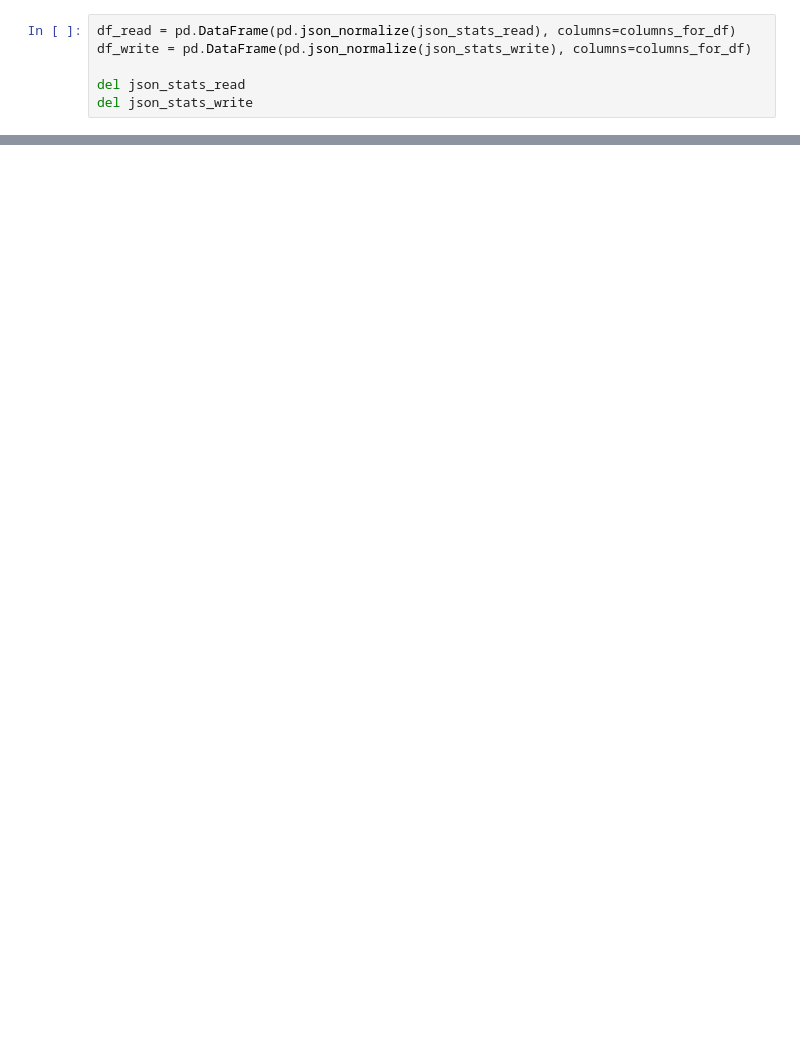
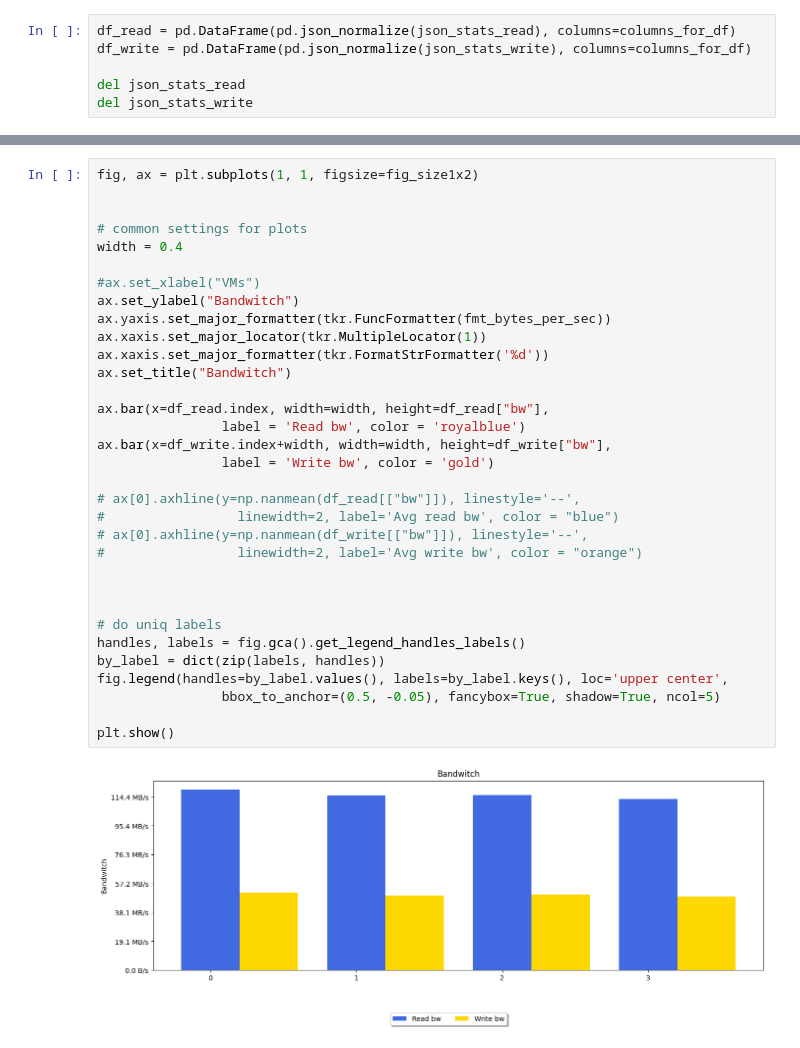
Before and after one commit to Vatson112/openstack-block-bench, a Jupyter notebook: data_analysis/general.ipynb, the cells around one changed output, grey strips where cells are left out. Drawn from its saved outputs; the diff is of its cells as text; blank space fills up the shorter version.

```diff
--- a/data_analysis/general.ipynb
+++ b/data_analysis/general.ipynb
@@ -110,3 +153,38 @@ df_write.rename(columns={'lat_ns.max': 'lat_max', 'lat_ns.mean': 'lat_mean'}, in
+# %%
+fig, ax = plt.subplots(1, 1, figsize=fig_size1x2)
+
+
+# common settings for plots
+width = 0.4
+
+#ax.set_xlabel("VMs")
+ax.set_ylabel("Bandwitch")
+ax.yaxis.set_major_formatter(tkr.FuncFormatter(fmt_bytes_per_sec))
+ax.xaxis.set_major_locator(tkr.MultipleLocator(1))
+ax.xaxis.set_major_formatter(tkr.FormatStrFormatter('%d'))
+ax.set_title("Bandwitch")
+
+ax.bar(x=df_read.index, width=width, height=df_read["bw"],
+                label = 'Read bw', color = 'royalblue')
+ax.bar(x=df_write.index+width, width=width, height=df_write["bw"],
+                label = 'Write bw', color = 'gold')
+
+# ax[0].axhline(y=np.nanmean(df_read[["bw"]]), linestyle='--',
+#                 linewidth=2, label='Avg read bw', color = "blue")
+# ax[0].axhline(y=np.nanmean(df_write[["bw"]]), linestyle='--',
+#                 linewidth=2, label='Avg write bw', color = "orange")
+
+
+
+# do uniq labels
+handles, labels = fig.gca().get_legend_handles_labels()
+by_label = dict(zip(labels, handles))
+fig.legend(handles=by_label.values(), labels=by_label.keys(), loc='upper center',
+                bbox_to_anchor=(0.5, -0.05), fancybox=True, shadow=True, ncol=5)
+
+plt.show()
+# %% [output]
+[figure, added]
 # %%
 fig, ax = plt.subplots(1, 2, figsize=fig_size1x2)
 
```
Also changed, not shown: parts of 12 cells of this notebook.
